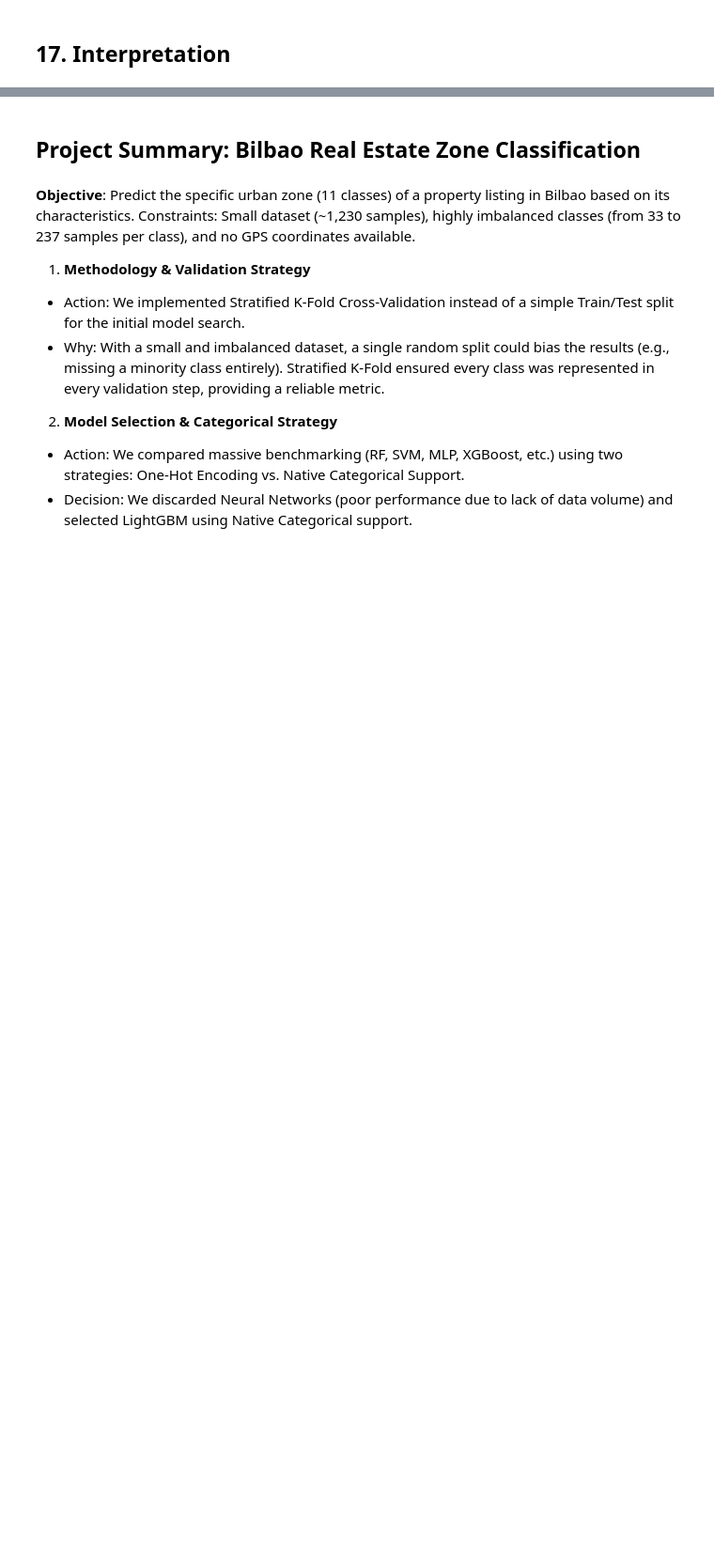
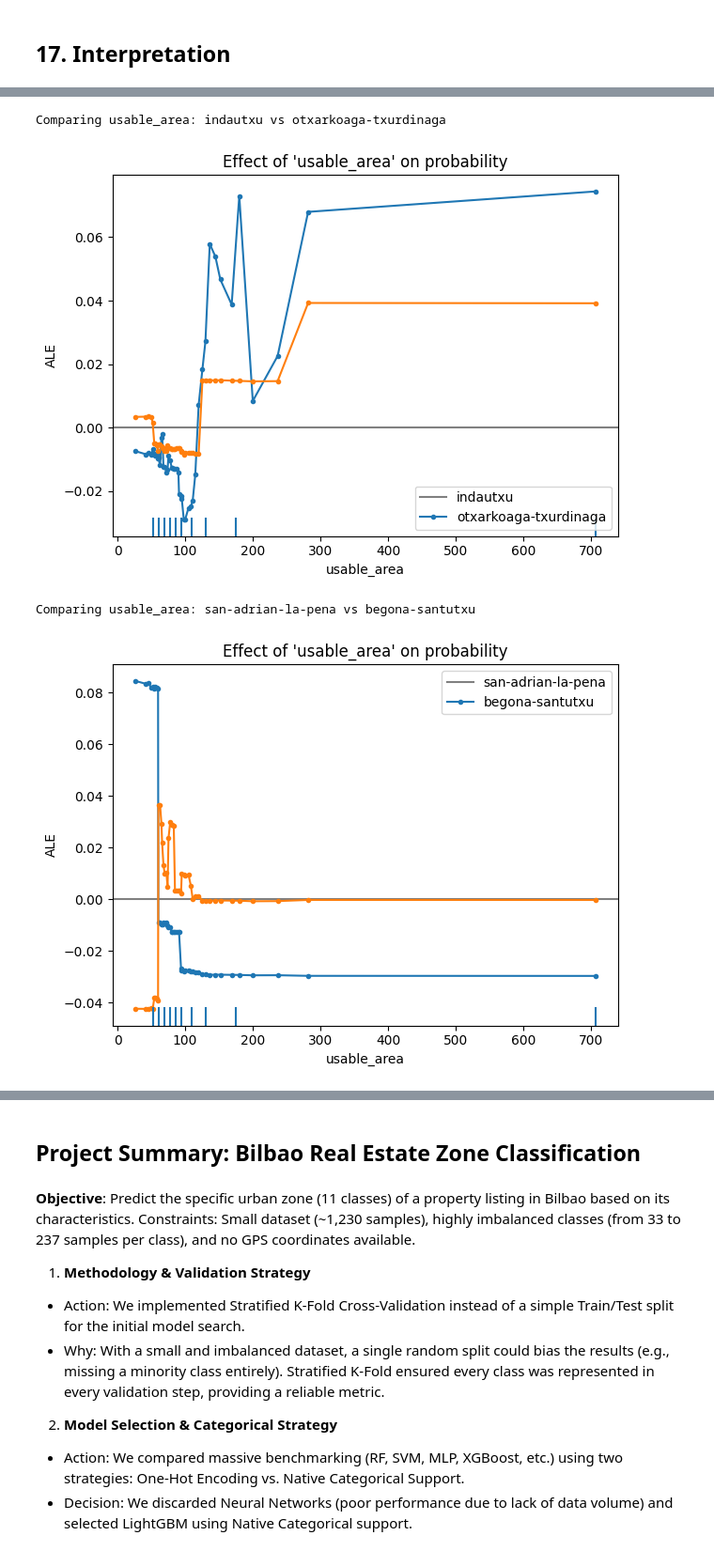
Before and after one commit to ikeiba/bilbao-housing-ml, a Jupyter notebook: classification/classification_zona.ipynb, the cells around one changed output, grey strips where cells are left out. Shown at 94% size. Drawn from its saved outputs; the diff is of its cells as text; code cells hidden in the pictures; blank space fills up the shorter version.

```diff
--- a/classification/classification_zona.ipynb
+++ b/classification/classification_zona.ipynb
@@ -680,0 +808,14 @@ Passing `palette` without assigning `hue` is deprecated and will be removed in v
+# %%
+# A. THE CONTRAST (Indautxu vs Otxarkoaga)
+# Indautxu usually has large apartments (>100m²), Otxarkoaga standard (60-80m²).
+comparar_barrios('usable_area', 'indautxu', 'otxarkoaga-txurdinaga', final_model_exp)
+
+# B. THE CONFUSION (San Adrian vs Begona-Santutxu)
+# Your matrix shows a lot of confusion here (29%).
+# Hypothesis: Probably apartment size is irrelevant to distinguish them (flat or equal lines).
+comparar_barrios('usable_area', 'san-adrian-la-pena', 'begona-santutxu', final_model_exp)
+# %% [output]
+Comparing usable_area: indautxu vs otxarkoaga-txurdinaga
+[figure, added]
+Comparing usable_area: san-adrian-la-pena vs begona-santutxu
+[figure, added]
```
Also changed, not shown: parts of 25 cells of this notebook.
